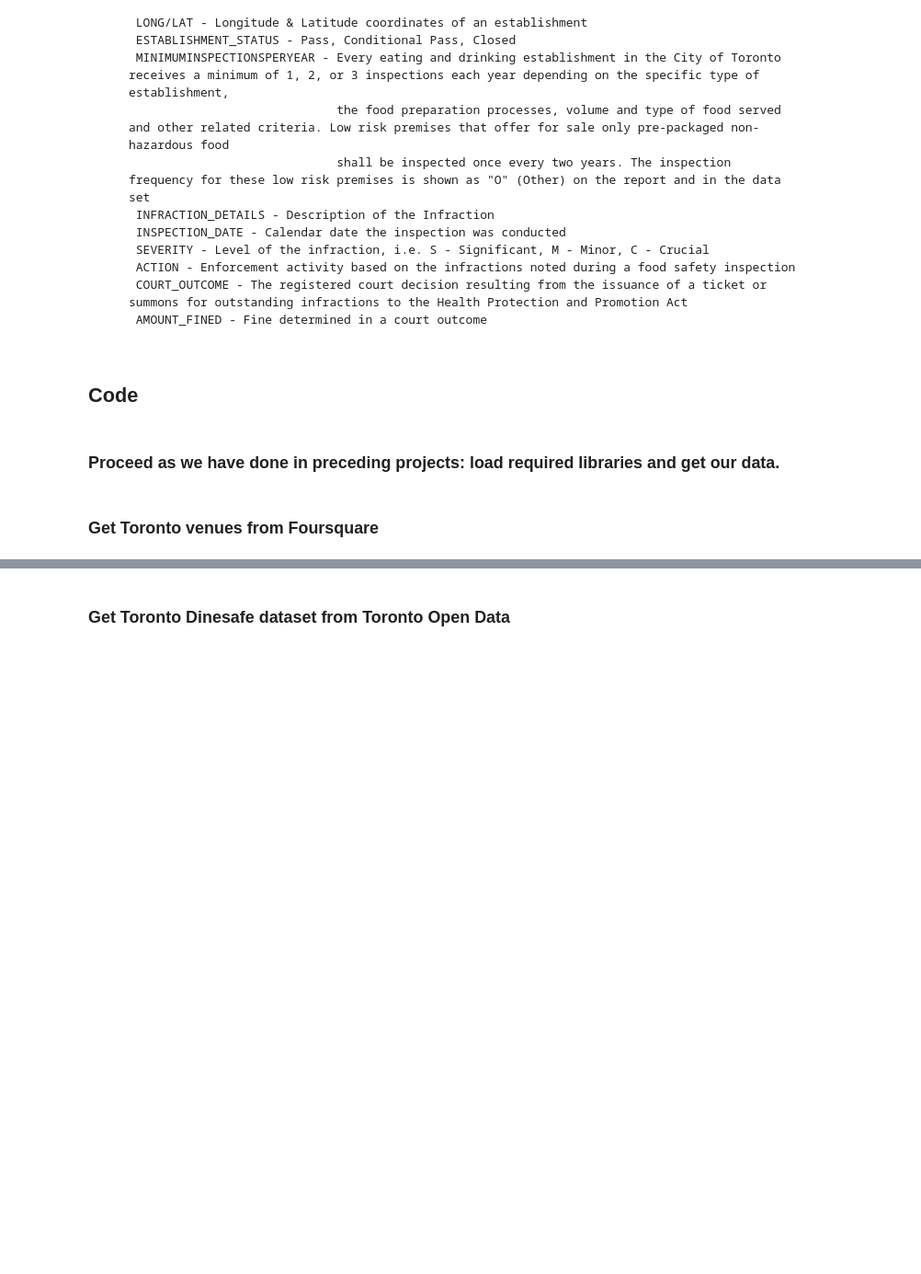
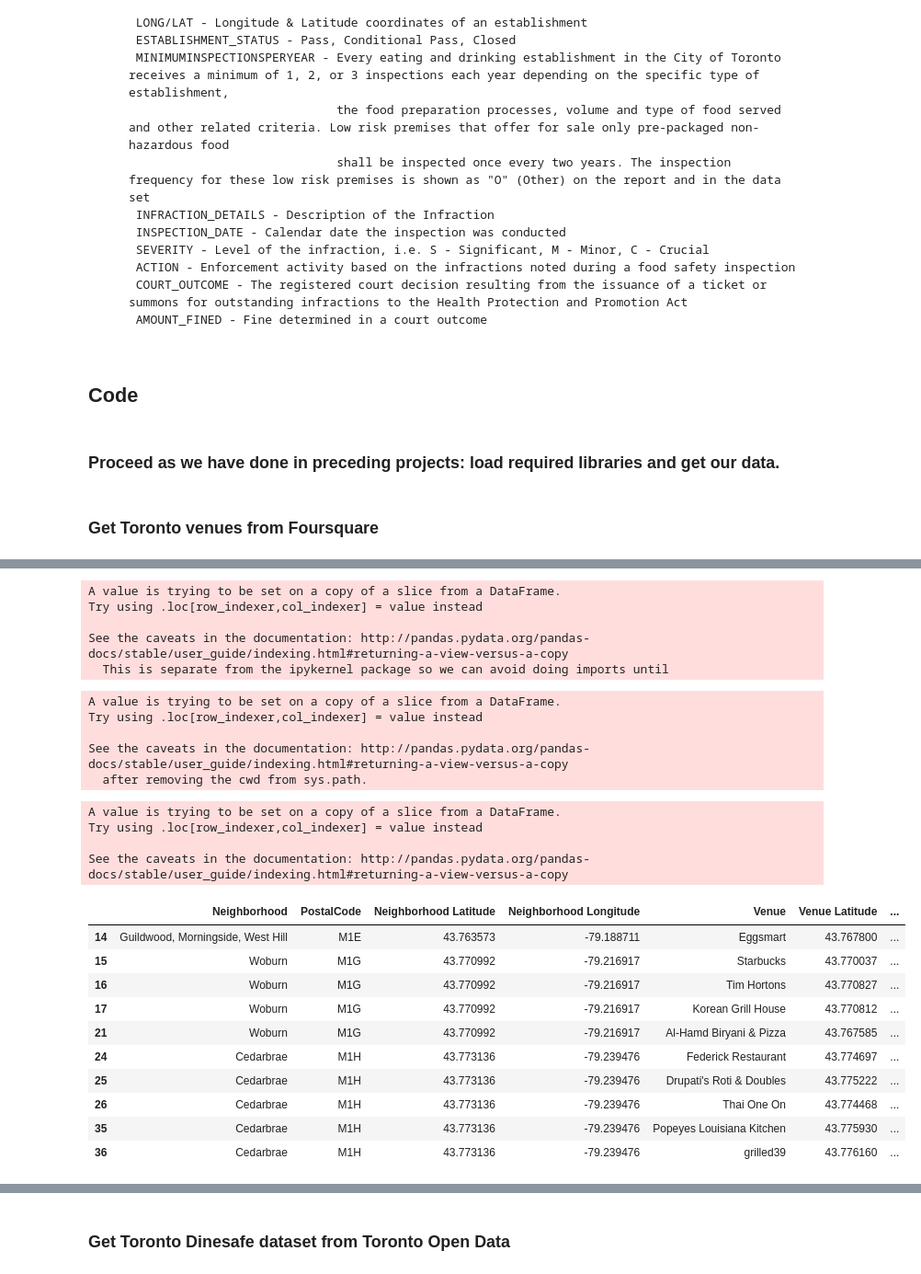
Before and after one commit to filtertron/IBM_DataScience_Capstone, a Jupyter notebook: SaferDiningInToronto.ipynb, the cells around one changed output, grey strips where cells are left out. Shown at 92% size. Drawn from its saved outputs; the diff is of its cells as text; code cells hidden in the pictures; blank space fills up the shorter version.

```diff
--- a/SaferDiningInToronto.ipynb
+++ b/SaferDiningInToronto.ipynb
@@ -325,0 +428,49 @@ toronto_venues.head(12)
+# %%
+#convert Venue Address column into a string from a list
+
+toronto_restaurants['Venue Address'] = toronto_restaurants['Venue Address'].apply(', '.join)
+# %% [output]
+A value is trying to be set on a copy of a slice from a DataFrame.
+Try using .loc[row_indexer,col_indexer] = value instead
+
+See the caveats in the documentation: http://pandas.pydata.org/pandas-docs/stable/user_guide/indexing.html#returning-a-view-versus-a-copy
+  This is separate from the ipykernel package so we can avoid doing imports until
+# %%
+#extract just the street address from the overall address
+from commonregex import CommonRegex
+parser = CommonRegex()
+toronto_restaurants['Venue Street Address'] = toronto_restaurants['Venue Address'].apply(lambda x: parser.street_addresses(x))
+# %% [output]
+A value is trying to be set on a copy of a slice from a DataFrame.
+Try using .loc[row_indexer,col_indexer] = value instead
+
+See the caveats in the documentation: http://pandas.pydata.org/pandas-docs/stable/user_guide/indexing.html#returning-a-view-versus-a-copy
+  after removing the cwd from sys.path.
+# %%
+#convert Venue Street Address column into a string from a list
+toronto_restaurants['Venue Street Address'] = toronto_restaurants['Venue Street Address'].apply(', '.join)
+#toronto_restaurants.shape
+# %% [output]
+A value is trying to be set on a copy of a slice from a DataFrame.
+Try using .loc[row_indexer,col_indexer] = value instead
+
+See the caveats in the documentation: http://pandas.pydata.org/pandas-docs/stable/user_guide/indexing.html#returning-a-view-versus-a-copy
+# %%
+toronto_restaurants.head(10)
+#drop rows without a street address, we need the street address to join to the Dinesafe dataset
+toronto_restaurants= toronto_restaurants[(toronto_restaurants['Venue Street Address']!='')]
+# %%
+#as we see we went from 1044 venues down to 842, ~19% loss
+toronto_restaurants.head(10)
+# %% [output]
+|  | Neighborhood | PostalCode | Neighborhood Latitude | Neighborhood Longitude | Venue | Venue Latitude | ... |
+| 14 | Guildwood, Morningside, West Hill | M1E | 43.763573 | -79.188711 | Eggsmart | 43.767800 | ... |
+| 15 | Woburn | M1G | 43.770992 | -79.216917 | Starbucks | 43.770037 | ... |
+| 16 | Woburn | M1G | 43.770992 | -79.216917 | Tim Hortons | 43.770827 | ... |
+| 17 | Woburn | M1G | 43.770992 | -79.216917 | Korean Grill House | 43.770812 | ... |
+| 21 | Woburn | M1G | 43.770992 | -79.216917 | Al-Hamd Biryani & Pizza | 43.767585 | ... |
+| 24 | Cedarbrae | M1H | 43.773136 | -79.239476 | Federick Restaurant | 43.774697 | ... |
+| 25 | Cedarbrae | M1H | 43.773136 | -79.239476 | Drupati's Roti & Doubles | 43.775222 | ... |
+| 26 | Cedarbrae | M1H | 43.773136 | -79.239476 | Thai One On | 43.774468 | ... |
+| 35 | Cedarbrae | M1H | 43.773136 | -79.239476 | Popeyes Louisiana Kitchen | 43.775930 | ... |
+| 36 | Cedarbrae | M1H | 43.773136 | -79.239476 | grilled39 | 43.776160 | ... |
```
Also changed, not shown: parts of 23 cells of this notebook.
